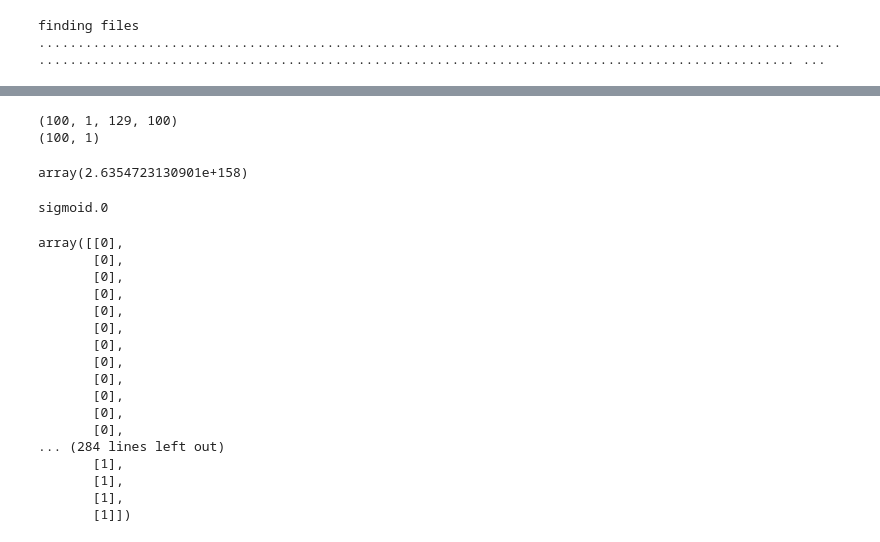
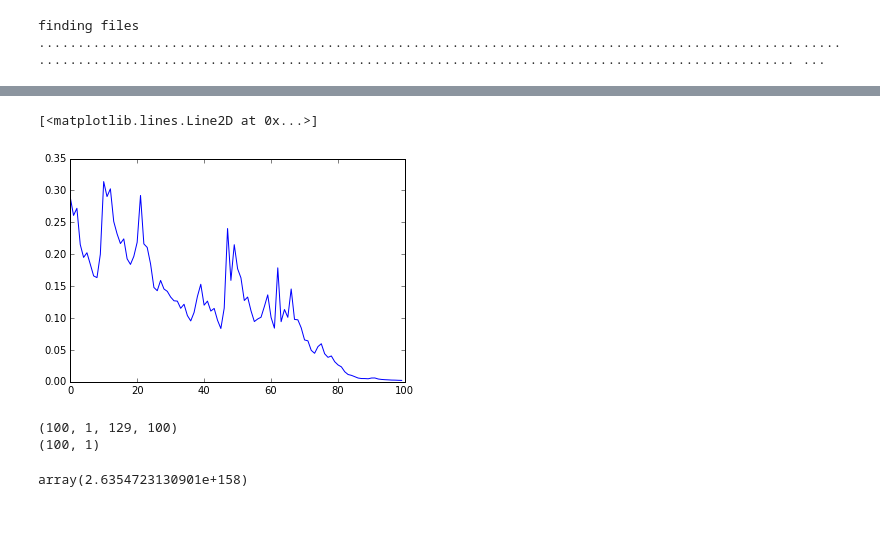
Before and after one commit to AndreasMadsen/course-02460, a Jupyter notebook: demo.ipynb, the cells around one changed output, grey strips where cells are left out. Drawn from its saved outputs; the diff is of its cells as text; code cells hidden in the pictures.

```diff
--- a/demo.ipynb
+++ b/demo.ipynb
@@ -244,12 +286,13 @@ len(y)
 # %%
 print("training!")
-numEpochs=10
+numEpochs=100
+trainError=np.empty(numEpochs)
 for epoch in range(numEpochs):
         # In each epoch, we do a full pass over the training data:
         train_err = 0
         train_batches = 0
         start_time = time.time()
-        for batch in iterate_minibatches(X, y, 100, shuffle=True):
+        for batch in iterate_minibatches(X, y, 50, shuffle=True):
             inputs, targets = batch
             train_err += train_fn(inputs, targets)
 
@@ -269,6 +312,7 @@ for epoch in range(numEpochs):
         # Then we print the results for this epoch:
         print("Epoch {} of {} took {:.3f}s".format(
             epoch + 1, numEpochs, time.time() - start_time))
+        trainError[epoch]=train_err/train_batches
         print("  training loss:\t\t{:.6f}".format(train_err / train_batches))
         #print("  validation loss:\t\t{:.6f}".format(val_err / val_batches))
         #print("  validation accuracy:\t\t{:.2f} %".format(
@@ -294,4 +338,9 @@ Epoch 10 of 10 took 1.546s
 done
+# %%
+plt.plot(trainError)
+# %% [output]
+[<matplotlib.lines.Line2D at 0x...>]
+[figure, added]
 # %%
 print(inputs.shape)
 print(targets.shape)
@@ -300,27 +349,3 @@ train_fn(inputs, targets)
 (100, 1, 129, 100)
 (100, 1)
 array(2.6354723130901e+158)
-# %%
-lasagne.layers.get_output(network,X)
-# %% [output]
-sigmoid.0
-# %%
-y
-# %% [output]
-array([[0],
-       [0],
-       [0],
-       [0],
-       [0],
-       [0],
-       [0],
-       [0],
-       [0],
-       [0],
-       [0],
-       [0],
-... (284 lines left out)
-       [1],
-       [1],
-       [1],
-       [1]])
```
Also changed, not shown: parts of 23 cells of this notebook.
